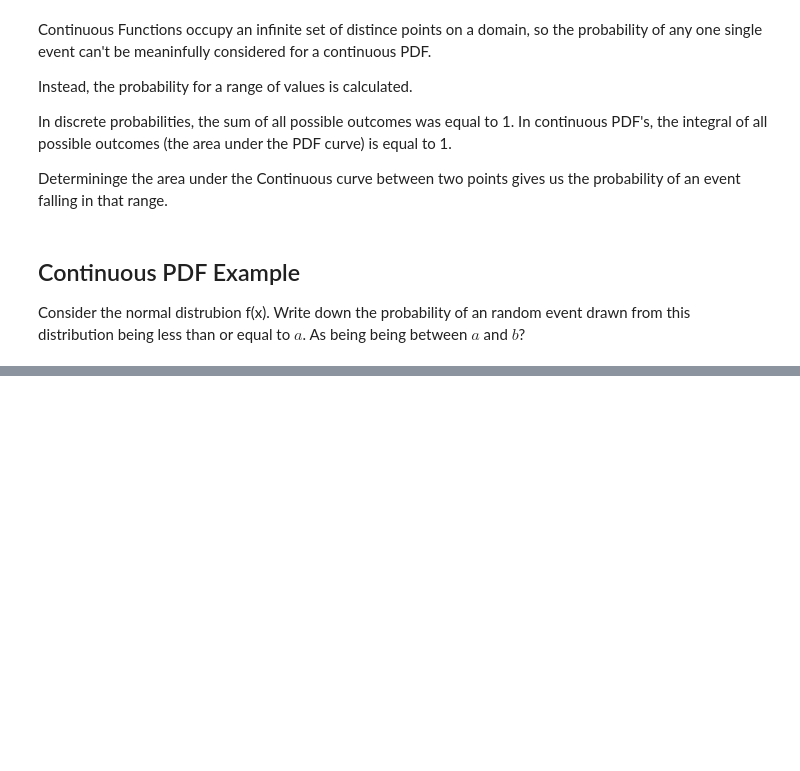
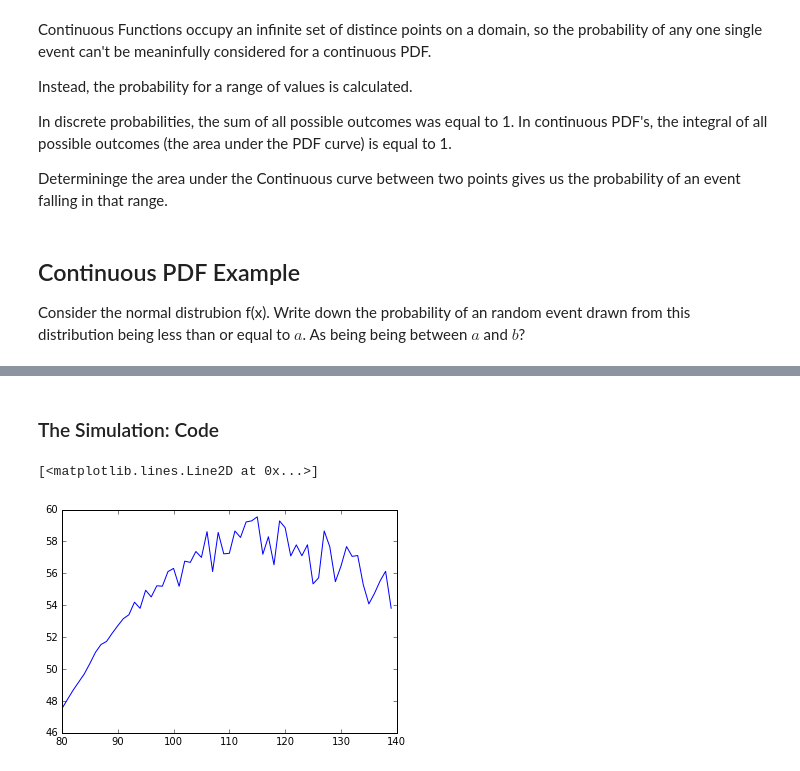
Before and after one commit to rjl09c/ISC4221, a Jupyter notebook: Lecture3.ipynb, the cells around one changed output, grey strips where cells are left out. Drawn from its saved outputs; the diff is of its cells as text; code cells hidden in the pictures; blank space fills up the shorter version.

```diff
--- a/Lecture3.ipynb
+++ b/Lecture3.ipynb
@@ -730,0 +604,24 @@ How would you modify your code to simulate rolling a pair of unfair die?
+# %% [markdown]
+### The Simulation: Code
+# %%
+minorder = 80
+maxorder = 140
+n = 100
+def cookieShop (n, minorder, maxorder):
+    profit = np.zeros(60)
+    for Q in range(minorder, maxorder):
+        Qind = Q - 80
+        for j in range(0,n-1):
+                D = np.random.rand()
+                D = (maxorder-minorder)*D+minorder
+                if (D > Q):
+                    profit[Qind] = profit[Qind] + 0.6*Q
+                elif (D < Q):
+                    profit[Qind] = profit[Qind] + (0.6*D - 0.4*(Q-D))
+    profit = profit / n
+    return(profit)
+profit = cookieShop(n,minorder, maxorder)
+plt.plot(range(minorder,maxorder), profit)
+# %% [output]
+[<matplotlib.lines.Line2D at 0x...>]
+[figure, added]
```
Also changed, not shown: parts of 58 cells of this notebook.
